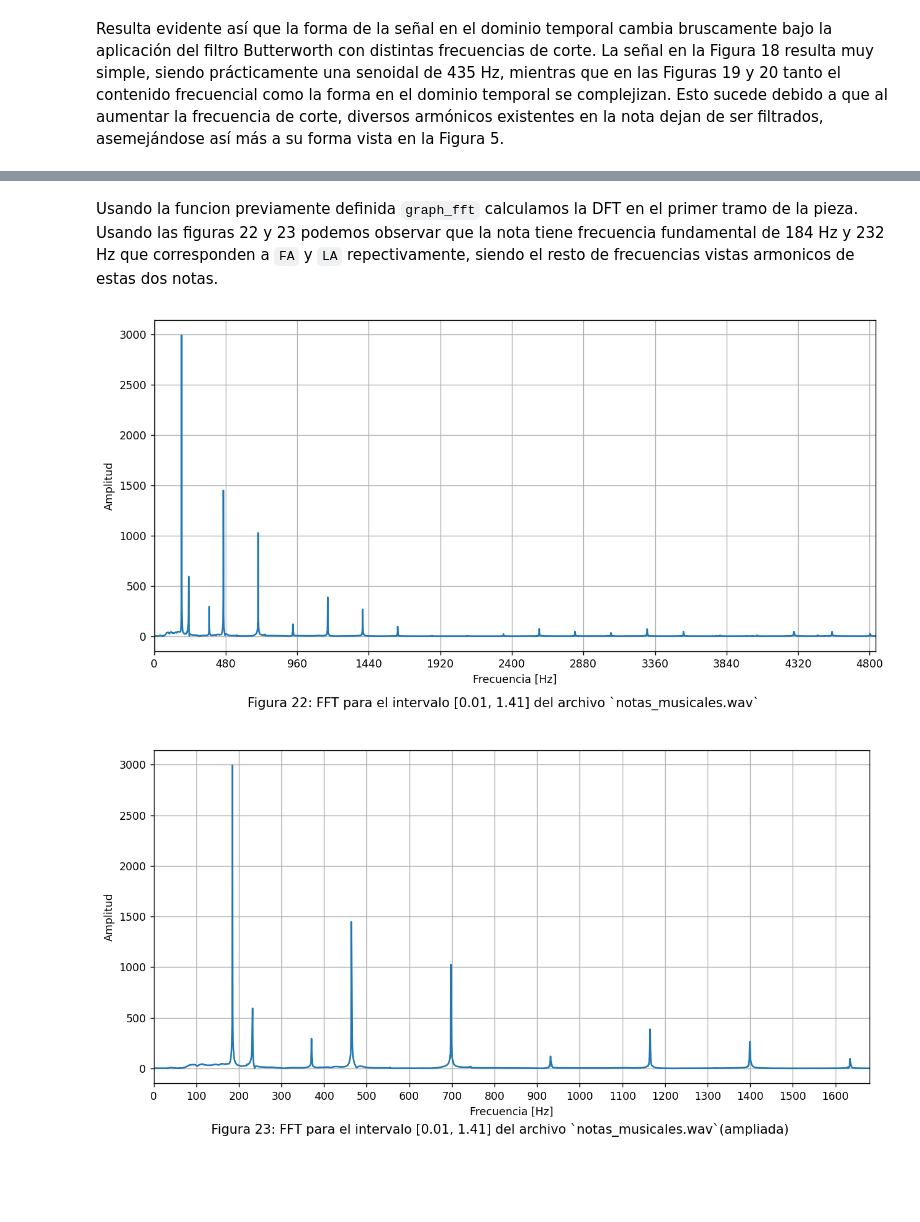
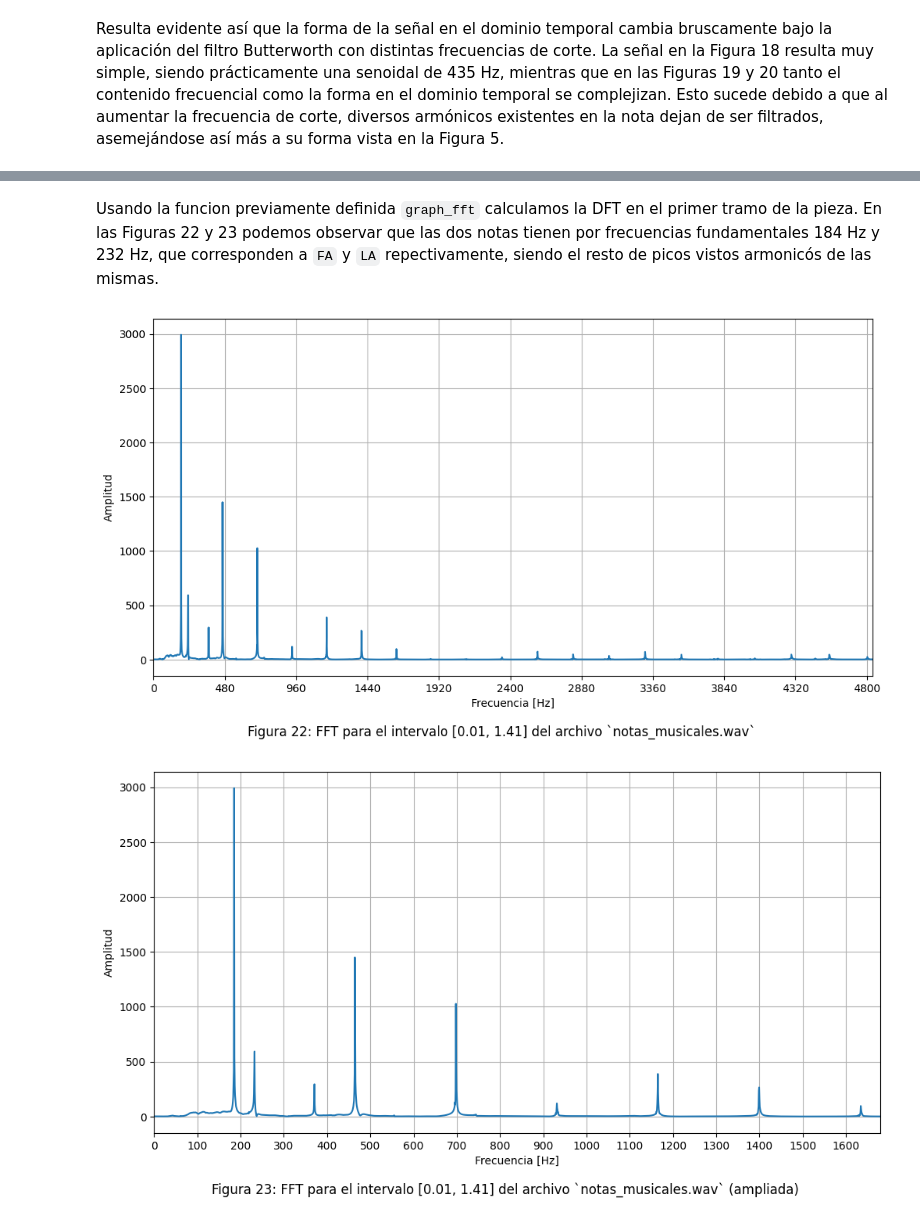
Before and after one commit to mjkloeckner/TB065, a Jupyter notebook: tercera_parte/tpe_tercera_parte.ipynb, the cells around one changed output, grey strips where cells are left out. Cells and saved outputs as stored; diff of their text form; code cells hidden in the pictures; blank space fills up the shorter version.

```diff
--- a/tercera_parte/tpe_tercera_parte.ipynb
+++ b/tercera_parte/tpe_tercera_parte.ipynb
@@ -167,13 +167,13 @@ Definiendo la función `graph_fft` y tomando el intervalo de tiempo utilizado pa
 from scipy.fft import fft, fftfreq
 from matplotlib.ticker import MultipleLocator
 
-def graph_fft(t, dt, title, figure_number, tick, f_max):
-  i = int(t*file1_sample_rate)
-  di = int((t+dt)*file1_sample_rate)
+def graph_fft(signal, sample_rate, t, dt, title, figure_number, tick, f_max):
+  i = int(t*sample_rate)
+  di = int((t+dt)*sample_rate)
 
-  interval_data = file1_data_normalized[i:di]
+  interval_data = signal[i:di]
   interval_fft = fft(interval_data)
-  interval_freqs = fftfreq(len(interval_data), d=1/file1_sample_rate)
+  interval_freqs = fftfreq(len(interval_data), d=1/sample_rate)
 
   # se toma la parte positiva en ambos casos (primer parte del arreglo)
   x = interval_freqs[:len(interval_data) // 2]
@@ -192,7 +192,7 @@ def graph_fft(t, dt, title, figure_number, tick, f_max):
 t = 1.138
 dt = 0.016
 title = f'FFT para el intervalo [{t}, {t+dt}] del archivo `{file1_name}`'
-graph_fft(t, dt, title, 7, 2000, 20000)
+graph_fft(file1_data_normalized, file1_sample_rate, t, dt, title, 7, 2000, 20000)
 # %% [output]
 [figure]
 # %% [markdown]
@@ -442,14 +433,15 @@ graph_spectrogram(t, dt, title, 21, 1200)
 # %% [markdown]
-Usando la funcion previamente definida `graph_fft` calculamos la DFT en el primer tramo de la pieza. Usando las figuras 22 y 23 podemos observar que la nota tiene frecuencia fundamental de 184 Hz y 232 Hz que corresponden a `FA` y `LA` repectivamente, siendo el resto de frecuencias vistas armonicos de estas dos notas.
+Usando la funcion previamente definida `graph_fft` calculamos la DFT en el primer tramo de la pieza. En las Figuras 22 y 23 podemos observar que las dos notas tienen por frecuencias fundamentales 184 Hz y 232 Hz, que corresponden a `FA` y `LA` repectivamente, siendo el resto de picos vistos armonicós de las mismas.
 # %%
 t = 0.01
 dt = 1.4
 title = f'FFT para el intervalo [{t}, {t+dt}] del archivo `{file3_name}`'
 title2 = f'FFT para el intervalo [{t}, {t+dt}] del archivo `{file3_name}` (ampliada)'
-graph_fft(t, dt, title, 22, 480, 4840)
-graph_fft(t, dt, title2, 23, 100, 1680)
+
+graph_fft(file3_data_normalized, file3_sample_rate, t, dt, title, 22, 480, 4840)
+print('\n')
+graph_fft(file3_data_normalized, file3_sample_rate, t, dt, title2, 23, 100, 1680)
+# %% [output]
+[figure, added]
+[figure, added]
-# %% [markdown]
-![image.png](embedded-picture-1)
-# %% [markdown]
-![image.png](embedded-picture-1)
 # %% [markdown]
```
Also changed, not shown: parts of 19 cells of this notebook.
